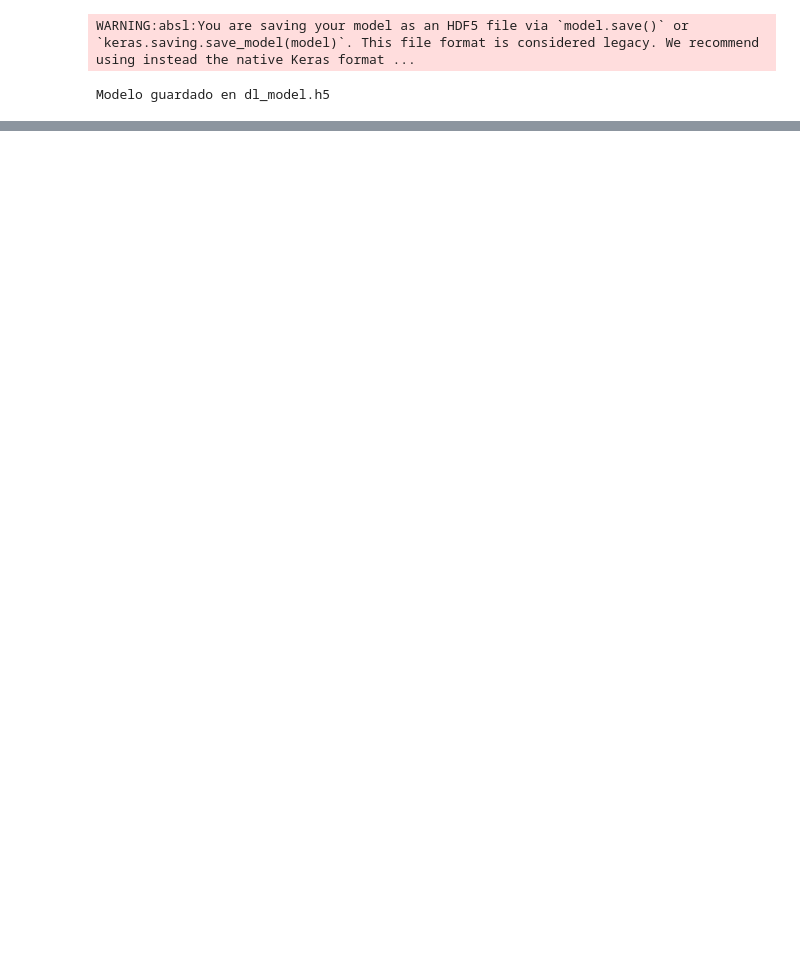
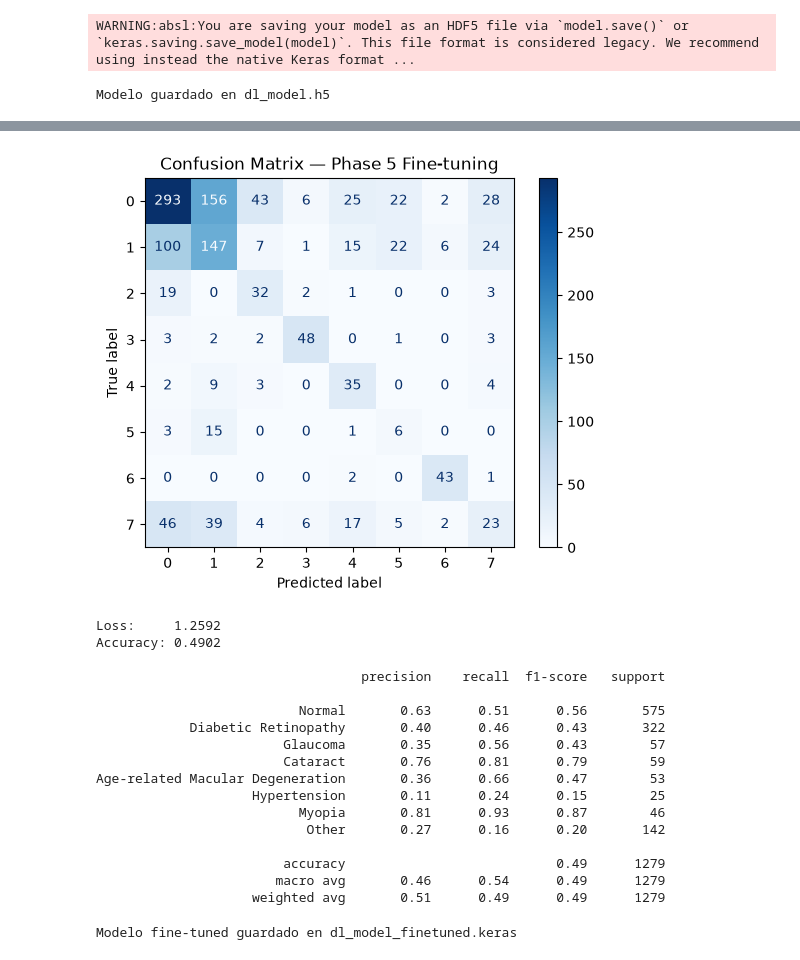
Before and after one commit to JuanDiegoSalcedo/Ocular-Disease-Recognition, a Jupyter notebook: Main/notebook_deep_learning_model.ipynb, the cells around one changed output, grey strips where cells are left out. Drawn from its saved outputs; the diff is of its cells as text; code cells hidden in the pictures; blank space fills up the shorter version.

Commit message:
improved accuracy

```diff
--- a/Main/notebook_deep_learning_model.ipynb
+++ b/Main/notebook_deep_learning_model.ipynb
@@ -402,0 +463,26 @@ Modelo guardado en dl_model.h5
+# %%
+# Phase 5: descongelar las últimas 20 capas de EfficientNetB0
+base_model.trainable = True
+for layer in base_model.layers[:-20]:
+    layer.trainable = False
+
+print(f"Capas entrenables: {sum(1 for l in base_model.layers if l.trainable)}/{len(base_model.layers)}")
+
+model.compile(
+    optimizer=tf.keras.optimizers.Adam(learning_rate=1e-5),
+    loss='sparse_categorical_crossentropy',
+    metrics=['accuracy']
+)
+
+fine_tuning_stopping = EarlyStopping(monitor='val_loss', patience=20, restore_best_weights=True)
+fine_tuning_lr = ReduceLROnPlateau(monitor='val_loss', factor=0.5, patience=7, min_lr=1e-8, verbose=1)
+
+history_ft = model.fit(
+    X_train_combined,
+    y_train_combined,
+    epochs=50,
+    validation_data=(X_val, y_val),
+    batch_size=16,
+    callbacks=[fine_tuning_stopping, fine_tuning_lr],
+    class_weight=class_weights_dict
+)
@@ -402,0 +507,18 @@ Modelo guardado en dl_model.h5
+# %%
+y_pred_ft = model.predict(X_test_images)
+y_pred_ft_classes = np.argmax(y_pred_ft, axis=1)
+
+cm_ft = confusion_matrix(y_test, y_pred_ft_classes)
+disp_ft = ConfusionMatrixDisplay(confusion_matrix=cm_ft)
+disp_ft.plot(cmap=plt.cm.Blues)
+plt.title('Confusion Matrix — Phase 5 Fine-tuning')
+plt.show()
+
+accuracy_ft = accuracy_score(y_test, y_pred_ft_classes)
+loss_ft = log_loss(y_test, y_pred_ft)
+print(f"Loss:     {loss_ft:.4f}")
+print(f"Accuracy: {accuracy_ft:.4f}")
+
+print()
+print(classification_report(y_test, y_pred_ft_classes, target_names=classes))
+# %% [output]
@@ -402,0 +526,23 @@ Modelo guardado en dl_model.h5
+[figure, added]
+Loss:     1.2592
+Accuracy: 0.4902
+
+                                  precision    recall  f1-score   support
+
+                          Normal       0.63      0.51      0.56       575
+            Diabetic Retinopathy       0.40      0.46      0.43       322
+                        Glaucoma       0.35      0.56      0.43        57
+                        Cataract       0.76      0.81      0.79        59
+Age-related Macular Degeneration       0.36      0.66      0.47        53
+                    Hypertension       0.11      0.24      0.15        25
+                          Myopia       0.81      0.93      0.87        46
+                           Other       0.27      0.16      0.20       142
+
+                        accuracy                           0.49      1279
+                       macro avg       0.46      0.54      0.49      1279
+                    weighted avg       0.51      0.49      0.49      1279
+# %%
+model.save('dl_model_finetuned.keras')
+print("Modelo fine-tuned guardado en dl_model_finetuned.keras")
+# %% [output]
+Modelo fine-tuned guardado en dl_model_finetuned.keras
```
Also changed, not shown: parts of 14 cells of this notebook, 5 other files.
